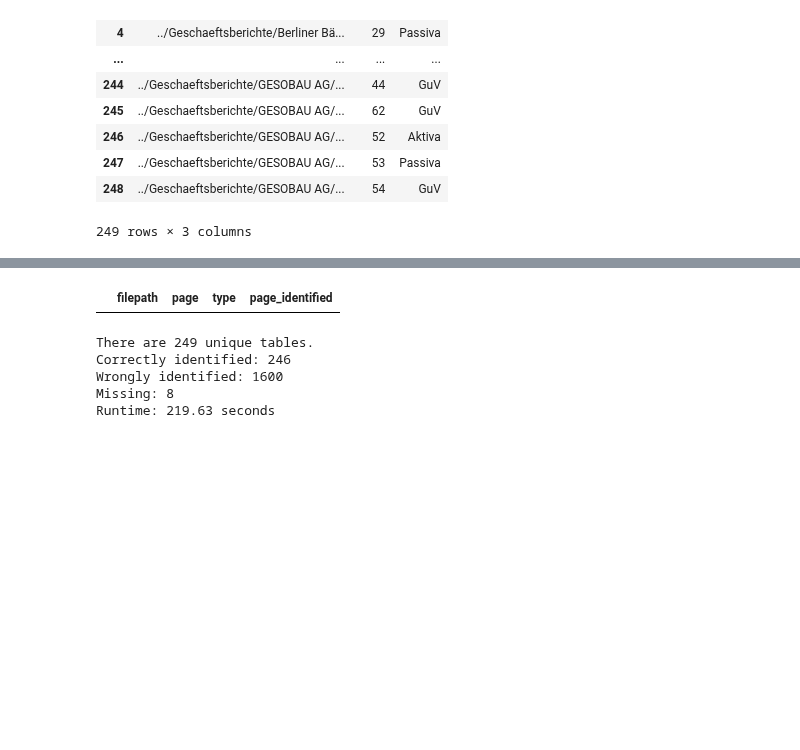
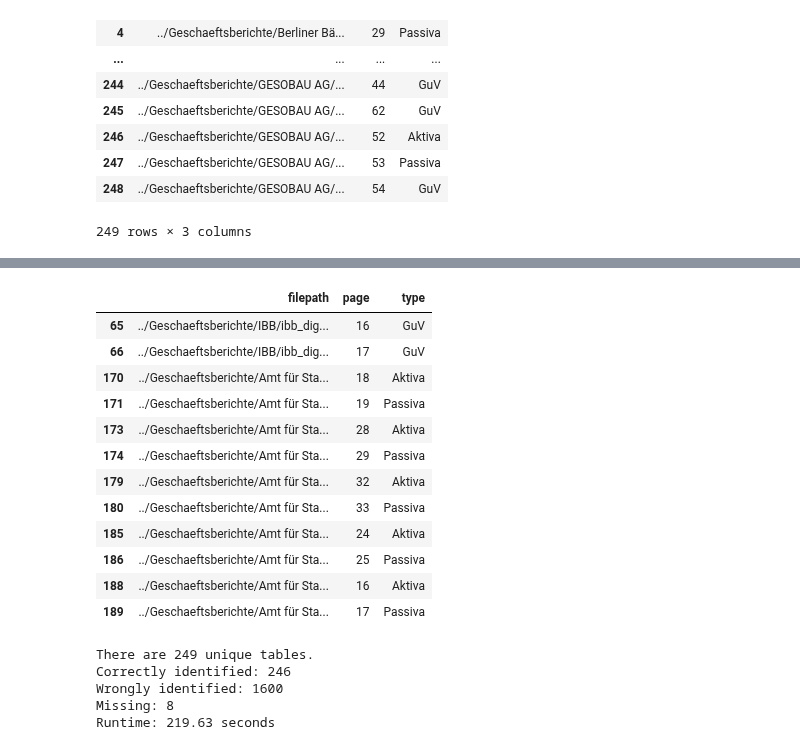
Before and after one commit to Famondir/Thesis, a Jupyter notebook: Python/page_detection_benchmark.ipynb, the cells around one changed output, grey strips where cells are left out. Saved outputs shown, nothing was run; the diff lists cells and outputs as text; code cells hidden in the pictures; blank space fills up the shorter version.

Commit message:
Fixed benchmark table generation

```diff
--- a/Python/page_detection_benchmark.ipynb
+++ b/Python/page_detection_benchmark.ipynb
@@ -512,7 +541,8 @@ Runtime: 21.16 seconds
 | 1245 | 25 | Passiva | NaN | Amt für Statistik Berlin-Brandenburg | AP_Geschaeftsbericht_DE_2014_BBB.pdf |
 | 1253 | 18 | GuV | NaN | Amt für Statistik Berlin-Brandenburg | AP_Geschaeftsbericht_DE_2007_BBB.pdf |
 # %%
-df = page_identifier_regex_3_pymupdf.get_dataframe()
+# df = page_identifier_regex_3_pymupdf.get_dataframe()
+df = page_identifier_regex_1_pdfium.get_dataframe()
 df
 # %% [output]
 |  | filepath | page | type |
@@ -584,11 +614,23 @@ df2
 # %%
-
 df_temp = df_truth.join(
     df.set_index(['filepath', 'type']),
     on=['filepath', 'type'],
     how='left',
     rsuffix='_identified'
 )
-df_temp[df_temp['page_identified'].isna()]
+df_temp = df_temp[df_temp['page_identified'].isna()].drop(columns=['page_identified'])
+df_temp
 # %% [output]
-|  | filepath | page | type | page_identified |
+|  | filepath | page | type |
+| 65 | ../Geschaeftsberichte/IBB/ibb_dig... | 16 | GuV |
+| 66 | ../Geschaeftsberichte/IBB/ibb_dig... | 17 | GuV |
+| 170 | ../Geschaeftsberichte/Amt für Sta... | 18 | Aktiva |
+| 171 | ../Geschaeftsberichte/Amt für Sta... | 19 | Passiva |
+| 173 | ../Geschaeftsberichte/Amt für Sta... | 28 | Aktiva |
+| 174 | ../Geschaeftsberichte/Amt für Sta... | 29 | Passiva |
+| 179 | ../Geschaeftsberichte/Amt für Sta... | 32 | Aktiva |
+| 180 | ../Geschaeftsberichte/Amt für Sta... | 33 | Passiva |
+| 185 | ../Geschaeftsberichte/Amt für Sta... | 24 | Aktiva |
+| 186 | ../Geschaeftsberichte/Amt für Sta... | 25 | Passiva |
+| 188 | ../Geschaeftsberichte/Amt für Sta... | 16 | Aktiva |
+| 189 | ../Geschaeftsberichte/Amt für Sta... | 17 | Passiva |
```
Also changed, not shown: parts of 7 cells of this notebook, 1 other file.
